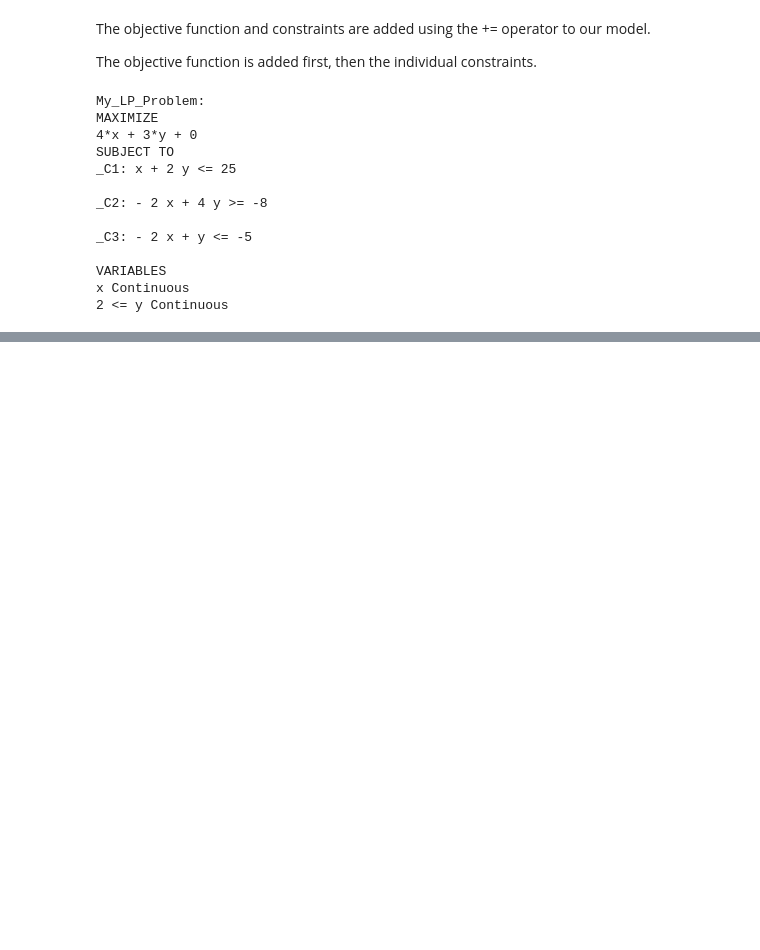
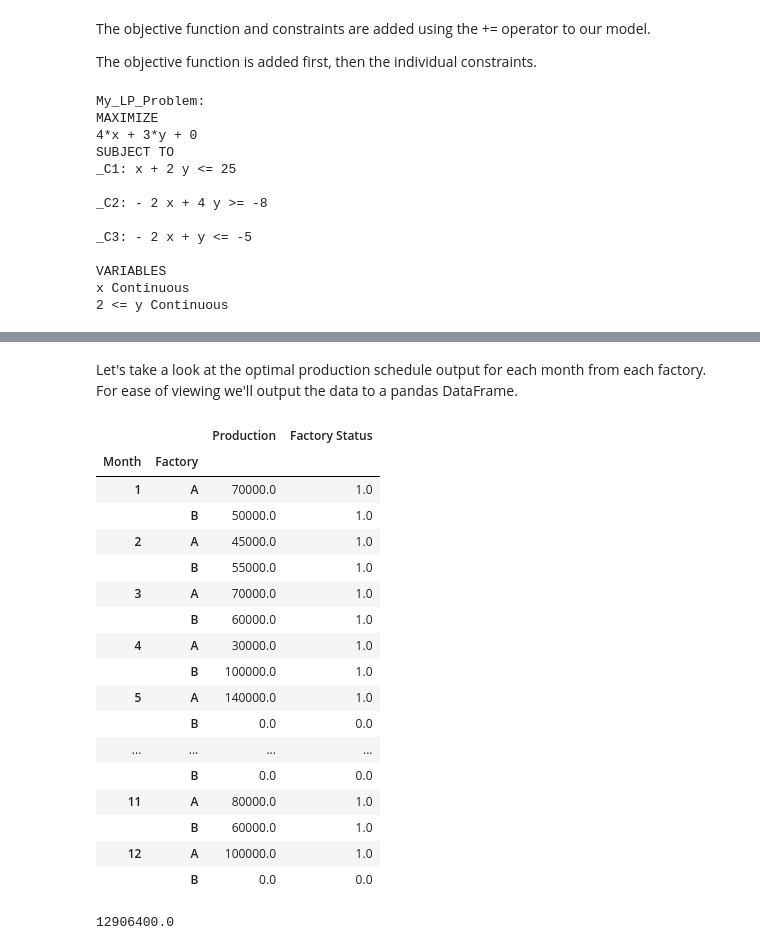
Before and after one commit to PipCourbois/miscellaneous, a Jupyter notebook: Linear_Programming_Examples.ipynb, the cells around one changed output, grey strips where cells are left out. Cells and saved outputs as stored; diff of their text form; code cells hidden in the pictures; blank space fills up the shorter version.

```diff
--- a/Linear_Programming_Examples.ipynb
+++ b/Linear_Programming_Examples.ipynb
@@ -123,0 +480,2 @@ For most applications, the open source CBC from COIN-OR will be enough for most
+# %%
+model = pulp.LpProblem("Cost minimising scheduling problem", pulp.LpMinimize)
@@ -123,0 +494,5 @@ For most applications, the open source CBC from COIN-OR will be enough for most
+# %%
+model += pulp.lpSum(
+    [production[month, factory] * factories.loc[(month, factory), 'Variable_Costs'] for month, factory in factories.index]
+    + [factory_status[month, factory] * factories.loc[(month, factory), 'Fixed_Costs'] for month, factory in factories.index]
+)
@@ -123,0 +521,5 @@ For most applications, the open source CBC from COIN-OR will be enough for most
+# %%
+# Production in any month must be equal to demand
+months = demand.index
+for month in months:
+    model += production[(month, 'A')] + production[(month, 'B')] == demand.loc[month, 'Demand']
@@ -123,0 +544,7 @@ For most applications, the open source CBC from COIN-OR will be enough for most
+# %%
+# Production in any month must be between minimum and maximum capacity, or zero.
+for month, factory in factories.index:
+    min_production = factories.loc[(month, factory), 'Min_Capacity']
+    max_production = factories.loc[(month, factory), 'Max_Capacity']
+    model += production[(month, factory)] >= min_production * factory_status[month, factory]
+    model += production[(month, factory)] <= max_production * factory_status[month, factory]
@@ -123,0 +602,39 @@ For most applications, the open source CBC from COIN-OR will be enough for most
+# %% [markdown]
+Let's take a look at the optimal production schedule output for each month from each factory. For ease of viewing we'll output the data to a pandas DataFrame.
+# %%
+output = []
+for month, factory in production:
+    var_output = {
+        'Month': month,
+        'Factory': factory,
+        'Production': production[(month, factory)].varValue,
+        'Factory Status': factory_status[(month, factory)].varValue
+    }
+    output.append(var_output)
+output_df = pd.DataFrame.from_records(output).sort_values(['Month', 'Factory'])
+output_df.set_index(['Month', 'Factory'], inplace=True)
+output_df
+# %% [output]
+|  |  | Production | Factory Status |
+| Month | Factory |  |  |
+| 1 | A | 70000.0 | 1.0 |
+|  | B | 50000.0 | 1.0 |
+| 2 | A | 45000.0 | 1.0 |
+|  | B | 55000.0 | 1.0 |
+| 3 | A | 70000.0 | 1.0 |
+|  | B | 60000.0 | 1.0 |
+| 4 | A | 30000.0 | 1.0 |
+|  | B | 100000.0 | 1.0 |
+| 5 | A | 140000.0 | 1.0 |
+|  | B | 0.0 | 0.0 |
+| ... | ... | ... | ... |
+|  | B | 0.0 | 0.0 |
+| 11 | A | 80000.0 | 1.0 |
+|  | B | 60000.0 | 1.0 |
+| 12 | A | 100000.0 | 1.0 |
+|  | B | 0.0 | 0.0 |
+# %%
+# Print our objective function value (Total Costs)
+print(pulp.value(model.objective))
+# %% [output]
+12906400.0
```
Also changed, not shown: parts of 74 cells of this notebook, 2 other files.
